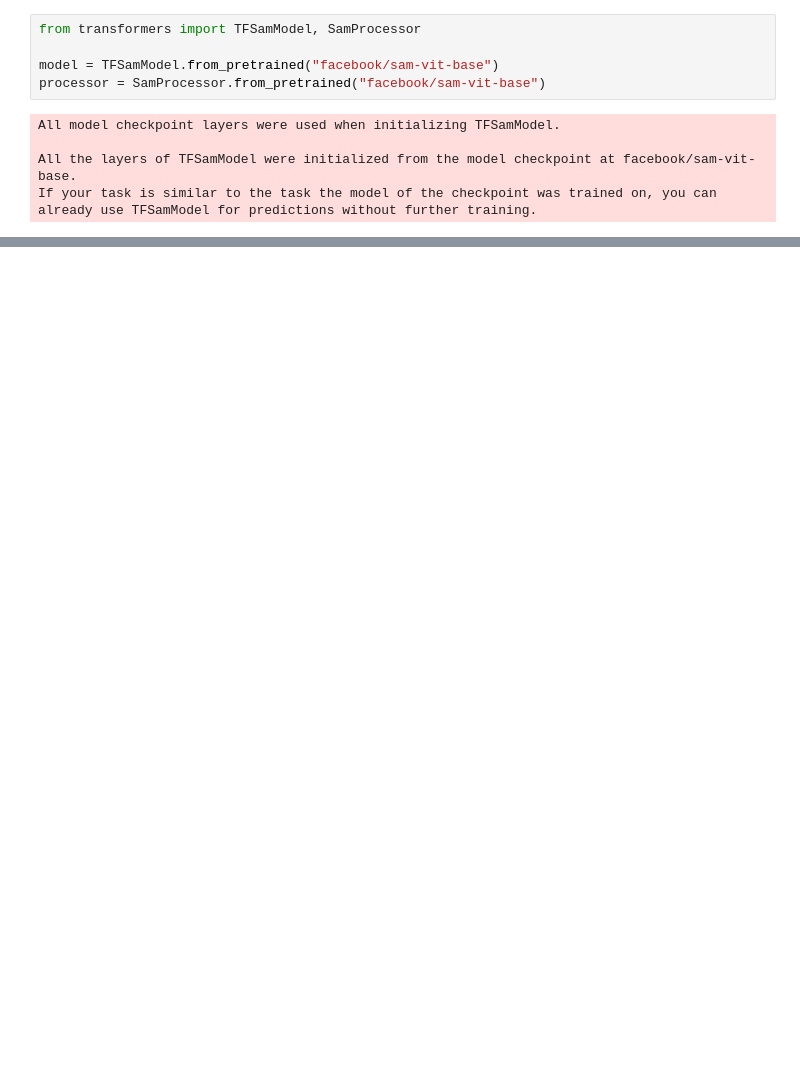
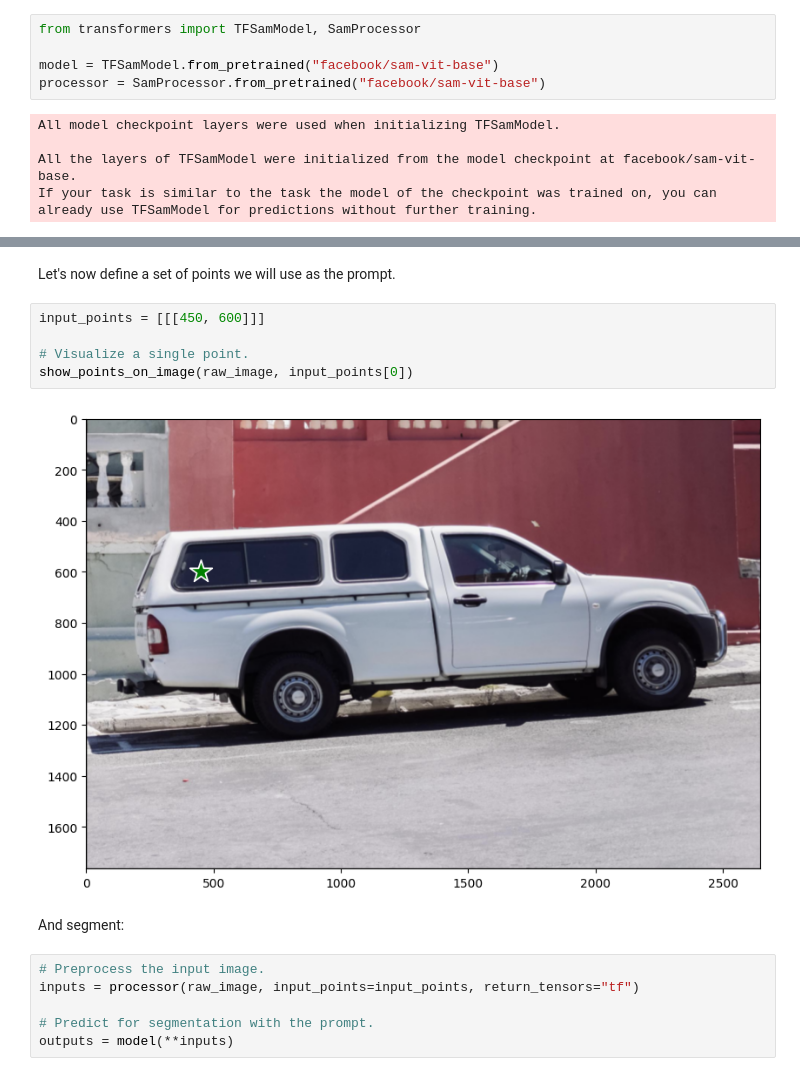
Before and after one commit to merveenoyan/example_notebooks, a Jupyter notebook: SAM.ipynb, the cells around one changed output, grey strips where cells are left out. Saved outputs shown, nothing was run; the diff lists cells and outputs as text; blank space fills up the shorter version.

```diff
--- a/SAM.ipynb
+++ b/SAM.ipynb
@@ -39,0 +178,17 @@ We can get evaluate the output by first post processing the output mask and then
+# %% [markdown]
+Let's now define a set of points we will use as the prompt.
+# %%
+input_points = [[[450, 600]]]
+
+# Visualize a single point.
+show_points_on_image(raw_image, input_points[0])
+# %% [output]
+[figure, added]
+# %% [markdown]
+And segment:
+# %%
+# Preprocess the input image.
+inputs = processor(raw_image, input_points=input_points, return_tensors="tf")
+
+# Predict for segmentation with the prompt.
+outputs = model(**inputs)
```
Also changed, not shown: parts of 41 cells of this notebook.
